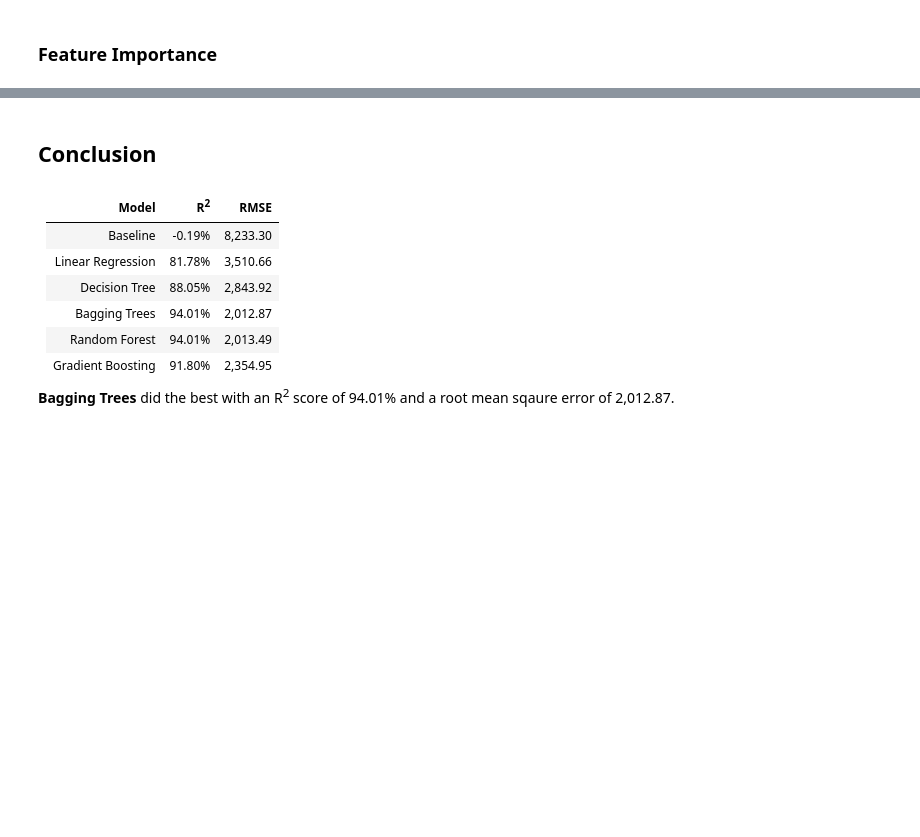
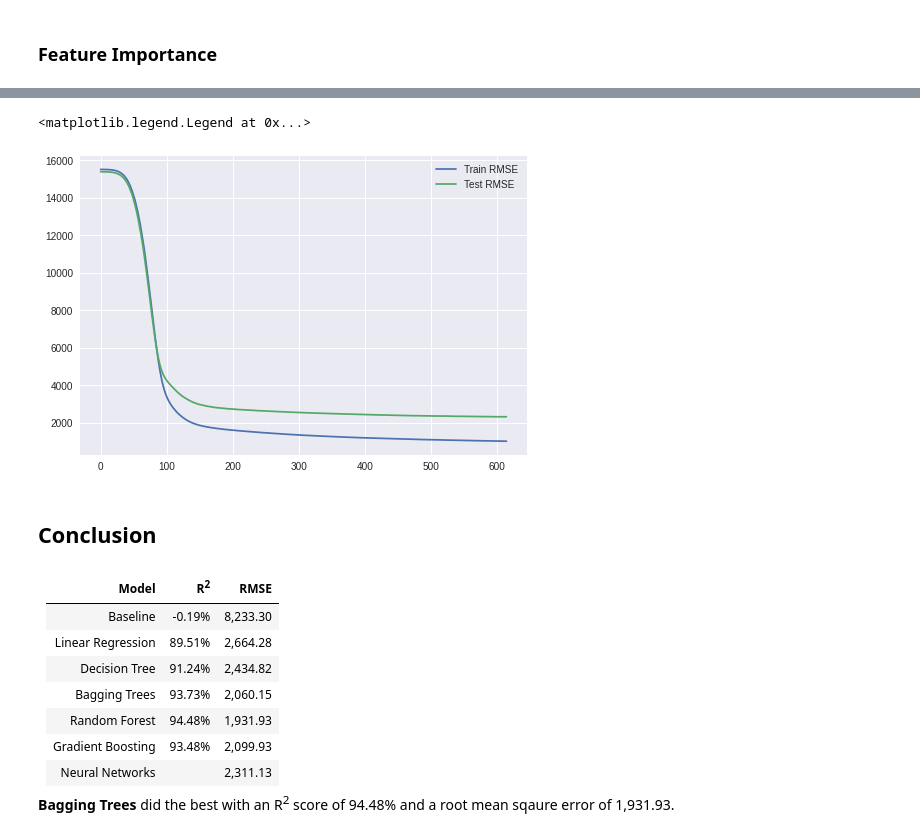
Before and after one commit to ialkamal/project2-machine-learning, a Jupyter notebook: Project2.ipynb, the cells around one changed output, grey strips where cells are left out. Drawn from its saved outputs; the diff is of its cells as text; code cells hidden in the pictures; blank space fills up the shorter version.

```diff
--- a/Project2.ipynb
+++ b/Project2.ipynb
@@ -1023,13 +1078,21 @@ features.nlargest(10).plot(kind='barh',title="Feature Importance")
+# %%
+plt.plot(history.history["root_mean_squared_error"],label="Train RMSE")
+plt.plot(history.history["val_root_mean_squared_error"],label="Test RMSE")
+plt.legend()
+# %% [output]
+<matplotlib.legend.Legend at 0x...>
+[figure, added]
 # %% [markdown]
 ## Conclusion
 # %% [markdown]
 | Model| R<sup>2</sup> | RMSE |
 |---|---|---|
 |Baseline| -0.19% | 8,233.30|
-|Linear Regression| 81.78% | 3,510.66|
-|Decision Tree| 88.05% | 2,843.92|
-|Bagging Trees| 94.01% | 2,012.87|
-|Random Forest| 94.01% | 2,013.49|
-|Gradient Boosting| 91.80% | 2,354.95|
+|Linear Regression| 89.51% | 2,664.28|
+|Decision Tree| 91.24% | 2,434.82|
+|Bagging Trees| 93.73% | 2,060.15|
+|Random Forest| 94.48% | 1,931.93|
+|Gradient Boosting| 93.48% | 2,099.93|
+|Neural Networks| | 2,311.13|
 
-**Bagging Trees** did the best with an R<sup>2</sup> score of 94.01% and a root mean sqaure error of 2,012.87.
+**Bagging Trees** did the best with an R<sup>2</sup> score of 94.48% and a root mean sqaure error of 1,931.93.
```
Also changed, not shown: parts of 38 cells of this notebook.
